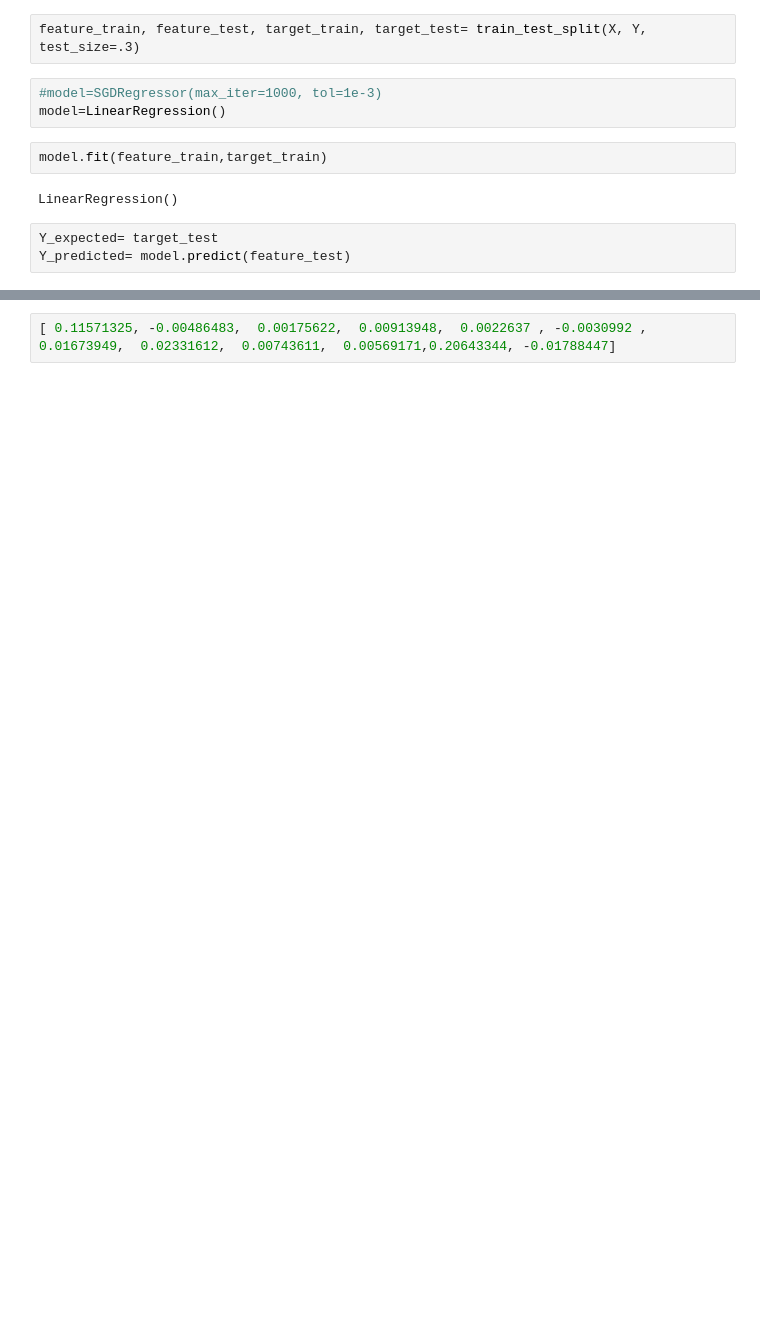
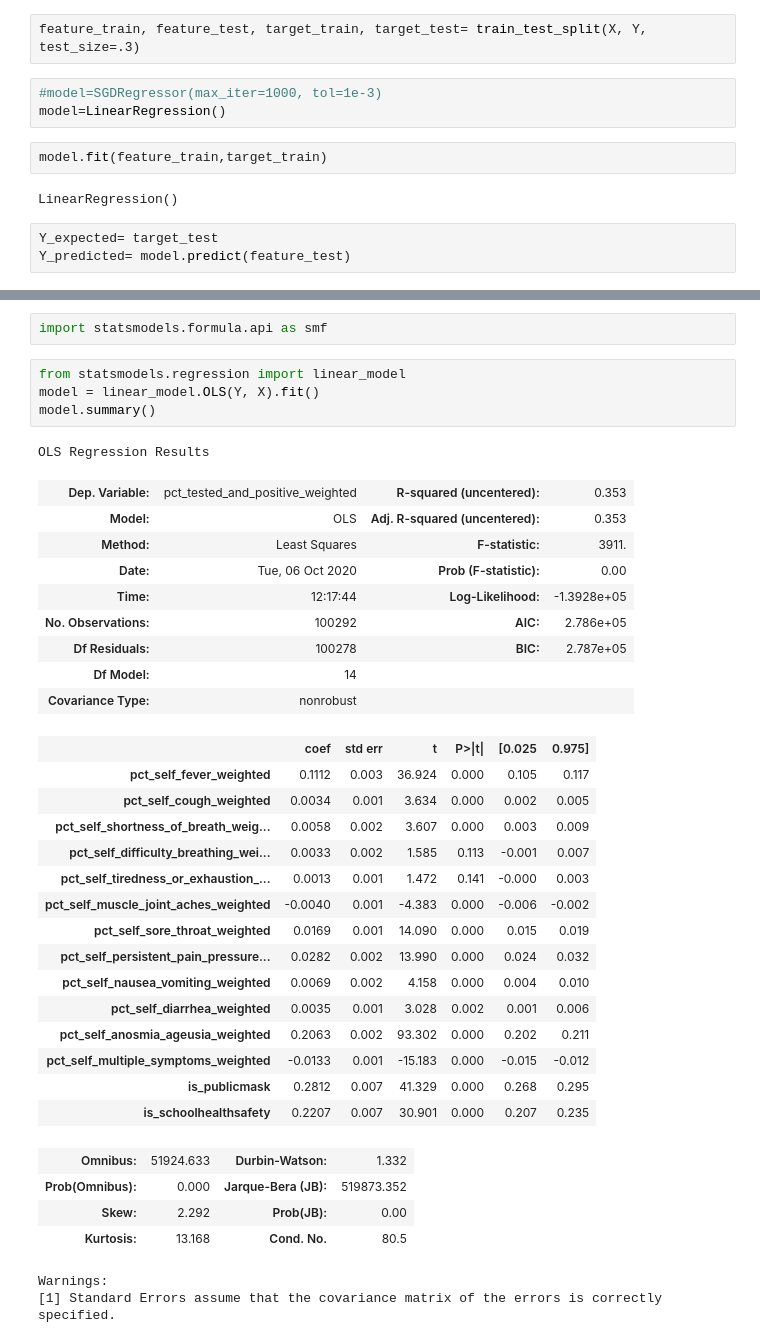
Before and after one commit to AksChougule/covid-symptom-data-challenge, a Jupyter notebook: Policy_impact_analysis-policy positive cnt corr analysis.ipynb, the cells around one changed output, grey strips where cells are left out. Saved outputs shown, nothing was run; the diff lists cells and outputs as text; blank space fills up the shorter version.

```diff
--- a/Policy_impact_analysis-policy positive cnt corr analysis.ipynb
+++ b/Policy_impact_analysis-policy positive cnt corr analysis.ipynb
@@ -293,2 +277,38 @@ array([0.00572818, 0.00572818])
-# %%
-[ 0.11571325, -0.00486483,  0.00175622,  0.00913948,  0.0022637 , -0.0030992 ,  0.01673949,  0.02331612,  0.00743611,  0.00569171,0.20643344, -0.01788447]
+# %%
+import statsmodels.formula.api as smf
+# %%
+from statsmodels.regression import linear_model
+model = linear_model.OLS(Y, X).fit()
+model.summary()
+# %% [output]
+OLS Regression Results
+| Dep. Variable: | pct_tested_and_positive_weighted | R-squared (uncentered): | 0.353 |
+| Model: | OLS | Adj. R-squared (uncentered): | 0.353 |
+| Method: | Least Squares | F-statistic: | 3911. |
+| Date: | Tue, 06 Oct 2020 | Prob (F-statistic): | 0.00 |
+| Time: | 12:17:44 | Log-Likelihood: | -1.3928e+05 |
+| No. Observations: | 100292 | AIC: | 2.786e+05 |
+| Df Residuals: | 100278 | BIC: | 2.787e+05 |
+| Df Model: | 14 |  |  |
+| Covariance Type: | nonrobust |  |  |
+|  | coef | std err | t | P>|t| | [0.025 | 0.975] |
+| pct_self_fever_weighted | 0.1112 | 0.003 | 36.924 | 0.000 | 0.105 | 0.117 |
+| pct_self_cough_weighted | 0.0034 | 0.001 | 3.634 | 0.000 | 0.002 | 0.005 |
+| pct_self_shortness_of_breath_weig... | 0.0058 | 0.002 | 3.607 | 0.000 | 0.003 | 0.009 |
+| pct_self_difficulty_breathing_wei... | 0.0033 | 0.002 | 1.585 | 0.113 | -0.001 | 0.007 |
+| pct_self_tiredness_or_exhaustion_... | 0.0013 | 0.001 | 1.472 | 0.141 | -0.000 | 0.003 |
+| pct_self_muscle_joint_aches_weighted | -0.0040 | 0.001 | -4.383 | 0.000 | -0.006 | -0.002 |
+| pct_self_sore_throat_weighted | 0.0169 | 0.001 | 14.090 | 0.000 | 0.015 | 0.019 |
+| pct_self_persistent_pain_pressure... | 0.0282 | 0.002 | 13.990 | 0.000 | 0.024 | 0.032 |
+| pct_self_nausea_vomiting_weighted | 0.0069 | 0.002 | 4.158 | 0.000 | 0.004 | 0.010 |
+| pct_self_diarrhea_weighted | 0.0035 | 0.001 | 3.028 | 0.002 | 0.001 | 0.006 |
+| pct_self_anosmia_ageusia_weighted | 0.2063 | 0.002 | 93.302 | 0.000 | 0.202 | 0.211 |
+| pct_self_multiple_symptoms_weighted | -0.0133 | 0.001 | -15.183 | 0.000 | -0.015 | -0.012 |
+| is_publicmask | 0.2812 | 0.007 | 41.329 | 0.000 | 0.268 | 0.295 |
+| is_schoolhealthsafety | 0.2207 | 0.007 | 30.901 | 0.000 | 0.207 | 0.235 |
+| Omnibus: | 51924.633 | Durbin-Watson: | 1.332 |
+| Prob(Omnibus): | 0.000 | Jarque-Bera (JB): | 519873.352 |
+| Skew: | 2.292 | Prob(JB): | 0.00 |
+| Kurtosis: | 13.168 | Cond. No. | 80.5 |
+Warnings:
+[1] Standard Errors assume that the covariance matrix of the errors is correctly specified.
```
Also changed, not shown: parts of 20 cells of this notebook.
